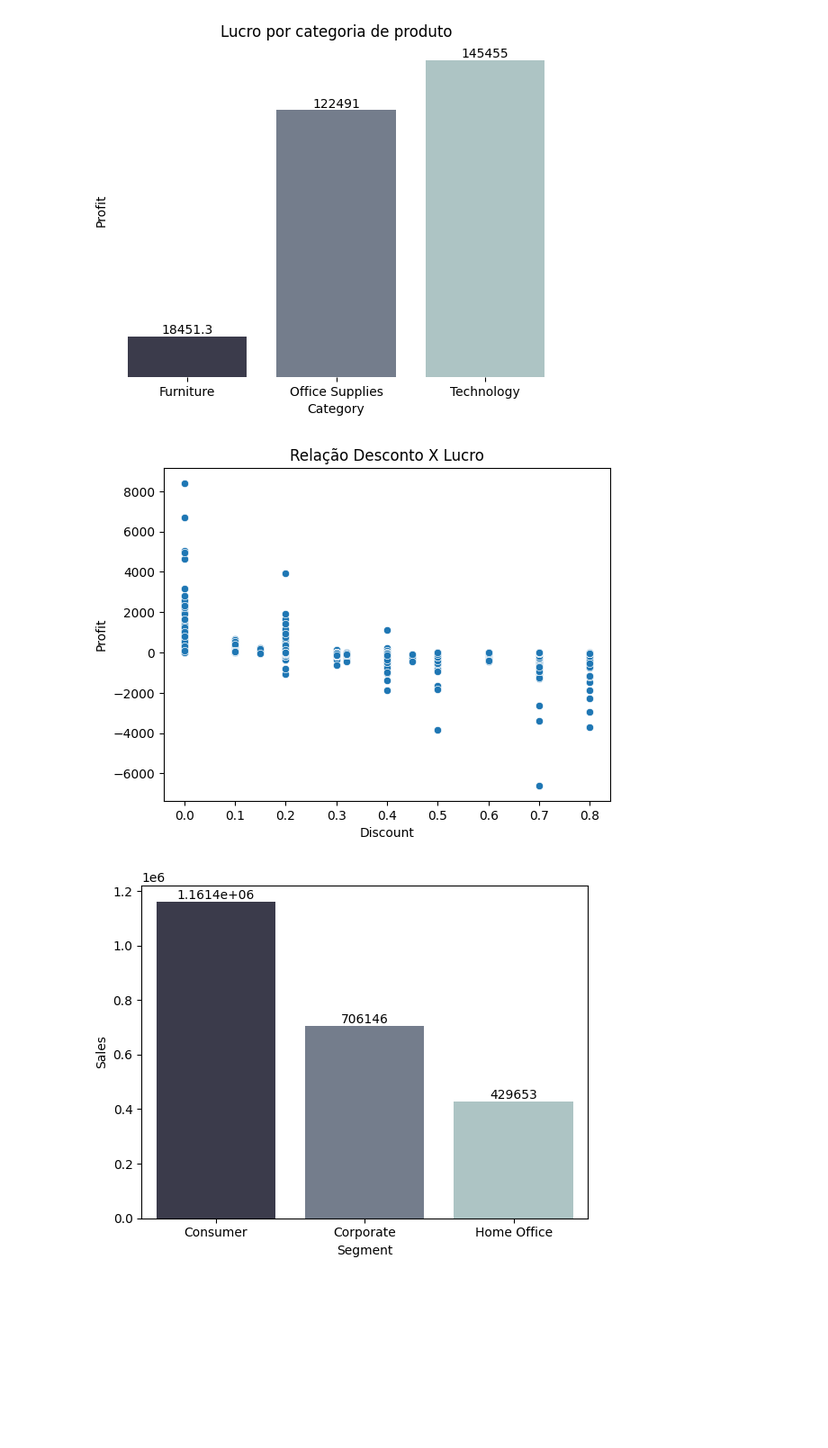
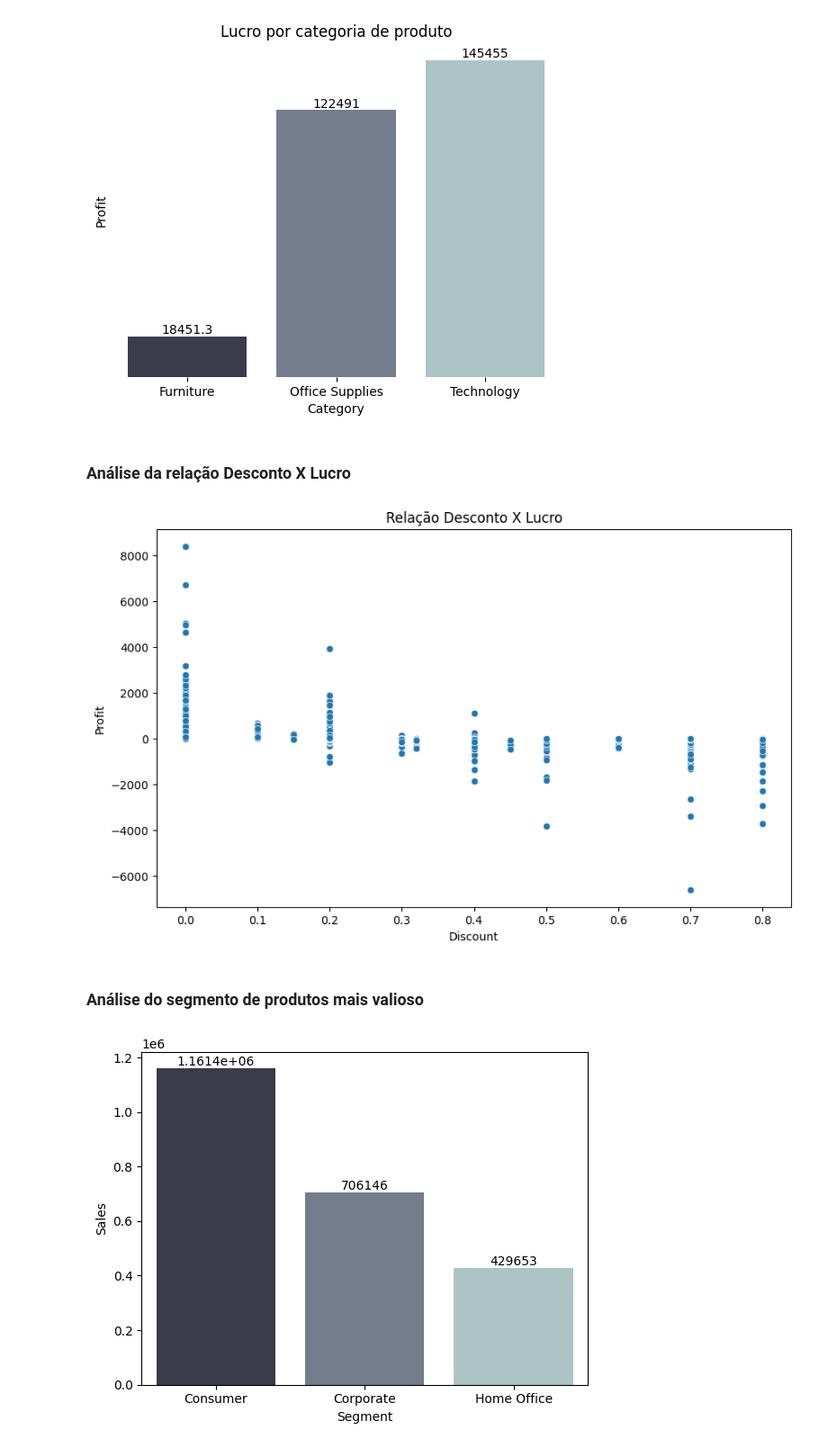
Before and after one commit to ArthurLindolpho/Projeto_Analise_de_Dados_Superstore, a Jupyter notebook: análise de dados - Superstore.ipynb, the cells around one changed output. Shown: that part at 90% size. Cells and saved outputs as stored; diff of their text form; code cells hidden in the pictures; blank space fills up the shorter version.

```diff
--- a/análise de dados - Superstore.ipynb
+++ b/análise de dados - Superstore.ipynb
@@ -143,12 +169,17 @@ plt.yticks([])
 plt.show()
 # %% [output]
 [figure]
+# %% [markdown]
+### Análise da relação Desconto X Lucro
 # %%
+plt.figure(figsize=(10,6))
 descontos = sns.scatterplot(x = 'Discount', y = 'Profit', data = df)
 plt.title('Relação Desconto X Lucro')
 plt.show()
 # %% [output]
-[figure, old version]
+[figure, new version]
+# %% [markdown]
+### Análise do segmento de produtos mais valioso
 # %%
 segmento_mais_valioso = sns.barplot(x = 'Segment', y = 'Sales', data = df, hue=df['Segment'], palette = 'bone', errorbar=None, estimator=sum)
 for container in segmento_mais_valioso.containers:
```
Also changed, not shown: parts of 10 cells of this notebook.
